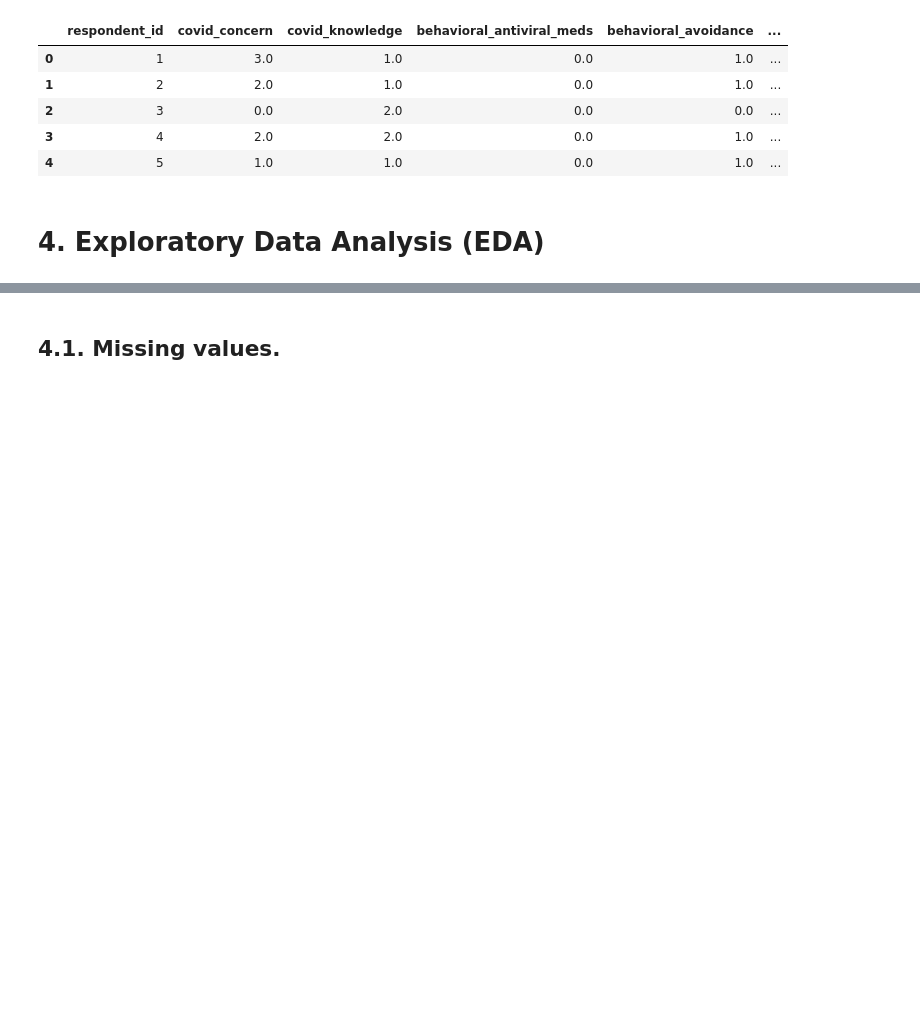
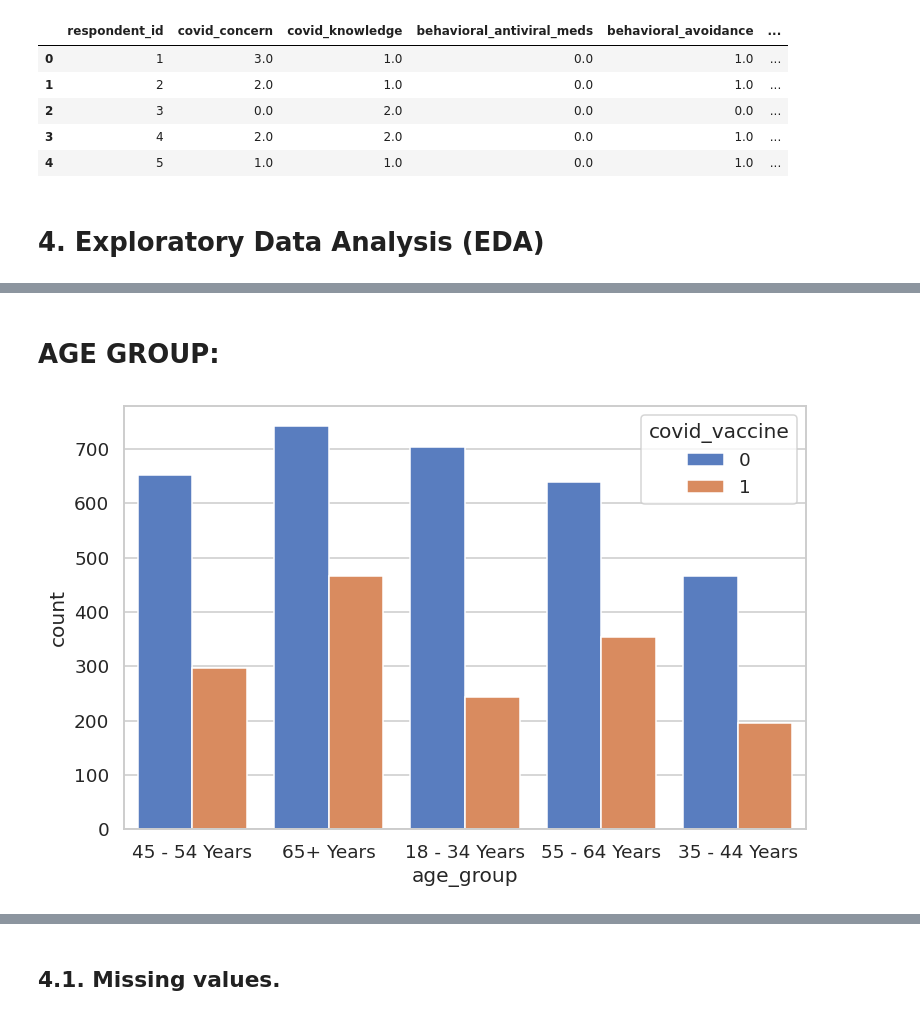
Before and after one commit to UH-GROUP-X/Hackathon26, a Jupyter notebook: UH_GROUP_X.ipynb, the cells around one changed output, grey strips where cells are left out. Cells and saved outputs as stored; diff of their text form; code cells hidden in the pictures; blank space fills up the shorter version.

```diff
--- a/UH_GROUP_X.ipynb
+++ b/UH_GROUP_X.ipynb
@@ -194,0 +207,14 @@ memory usage: 1.1+ MB
+# %% [markdown]
+# **AGE GROUP:**
+# %%
+plt.figure(figsize=(8,5))
+
+sns.countplot(
+    x='age_group',
+    hue='covid_vaccine',
+    data=train_raw
+)
+
+plt.show()
+# %% [output]
+[figure, added]
```
Also changed, not shown: parts of 11 cells of this notebook.
